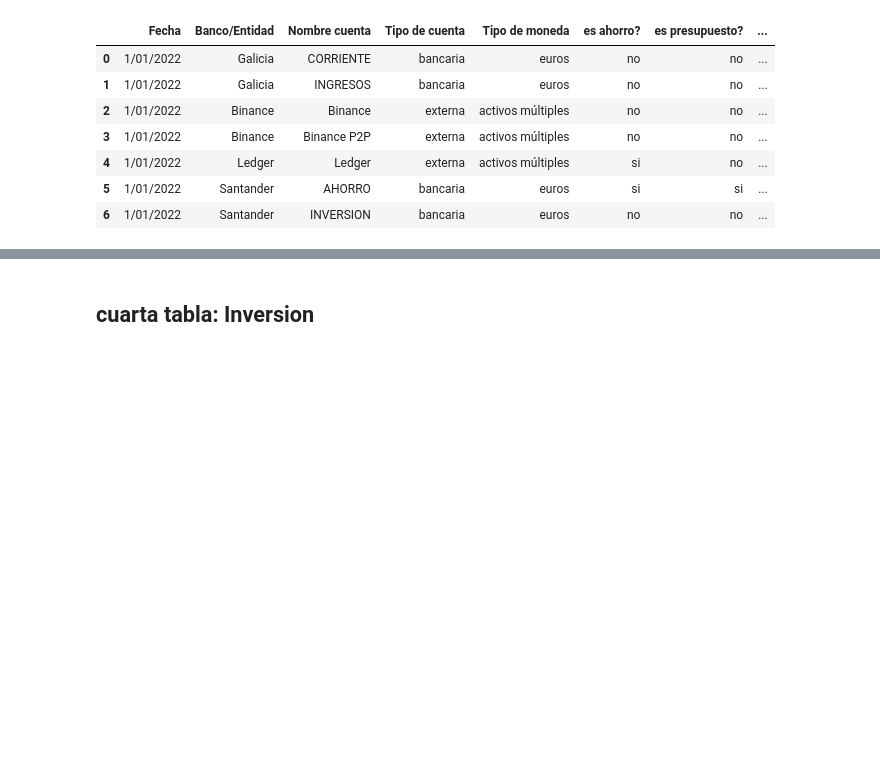
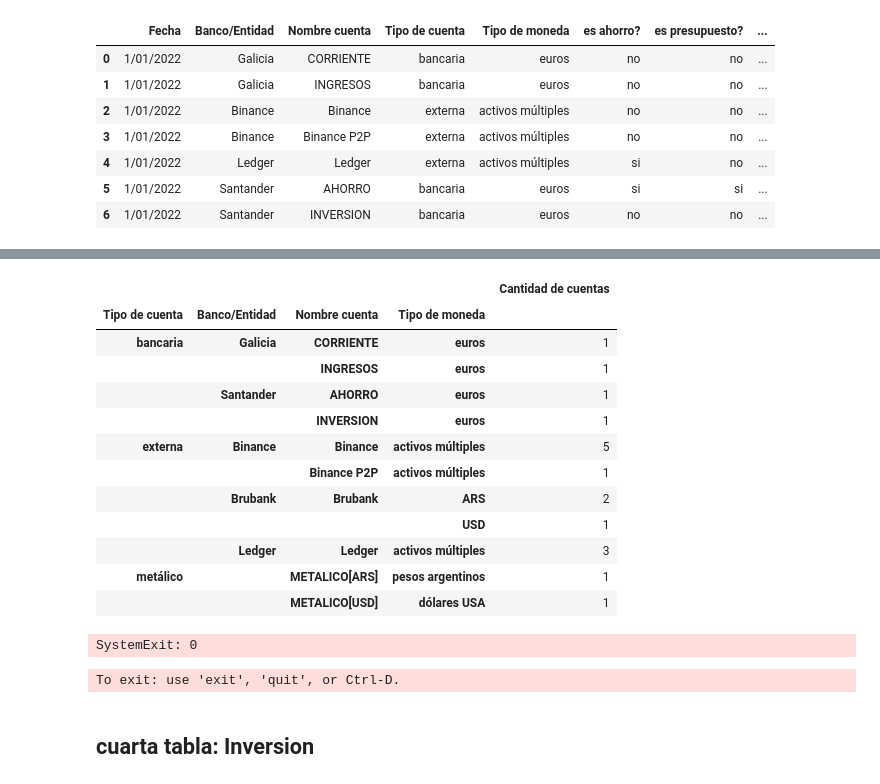
Before and after one commit to jackonedev/PresentacionesInteractivas, a Jupyter notebook: paquete_python/plots.ipynb, the cells around one changed output, grey strips where cells are left out. Cells and saved outputs as stored; diff of their text form; code cells hidden in the pictures; blank space fills up the shorter version.

```diff
--- a/paquete_python/plots.ipynb
+++ b/paquete_python/plots.ipynb
@@ -191,3 +223,33 @@ df
+# %%
+
+df["Cantidad de cuentas"] = 1
+
+df.loc[df["Nombre cuenta"] == "Ledger", "Cantidad de cuentas"] += 1
+df.loc[df["Nombre cuenta"] == "Binance", "Cantidad de cuentas"] += 4
+df.loc[df["Nombre cuenta"] == "Ledger", "Cantidad de cuentas"] += 1
+
+frame = df.groupby(["Tipo de cuenta", "Banco/Entidad", "Nombre cuenta", "Tipo de moneda"])["Cantidad de cuentas"].sum().to_frame()
+frame
+# %% [output]
+|  |  |  |  | Cantidad de cuentas |
+| Tipo de cuenta | Banco/Entidad | Nombre cuenta | Tipo de moneda |  |
+| bancaria | Galicia | CORRIENTE | euros | 1 |
+|  |  | INGRESOS | euros | 1 |
+|  | Santander | AHORRO | euros | 1 |
+|  |  | INVERSION | euros | 1 |
+| externa | Binance | Binance | activos múltiples | 5 |
+|  |  | Binance P2P | activos múltiples | 1 |
+|  | Brubank | Brubank | ARS | 2 |
+|  |  |  | USD | 1 |
+|  | Ledger | Ledger | activos múltiples | 3 |
+| metálico |  | METALICO[ARS] | pesos argentinos | 1 |
+|  |  | METALICO[USD] | dólares USA | 1 |
+# %%
+import sys
+sys.exit(0)
+# %% [output]
+SystemExit: 0
+To exit: use 'exit', 'quit', or Ctrl-D.
 # %% [markdown]
 ## cuarta tabla: Inversion
 # %%
```
Also changed, not shown: parts of 8 cells of this notebook, 5 other files.
